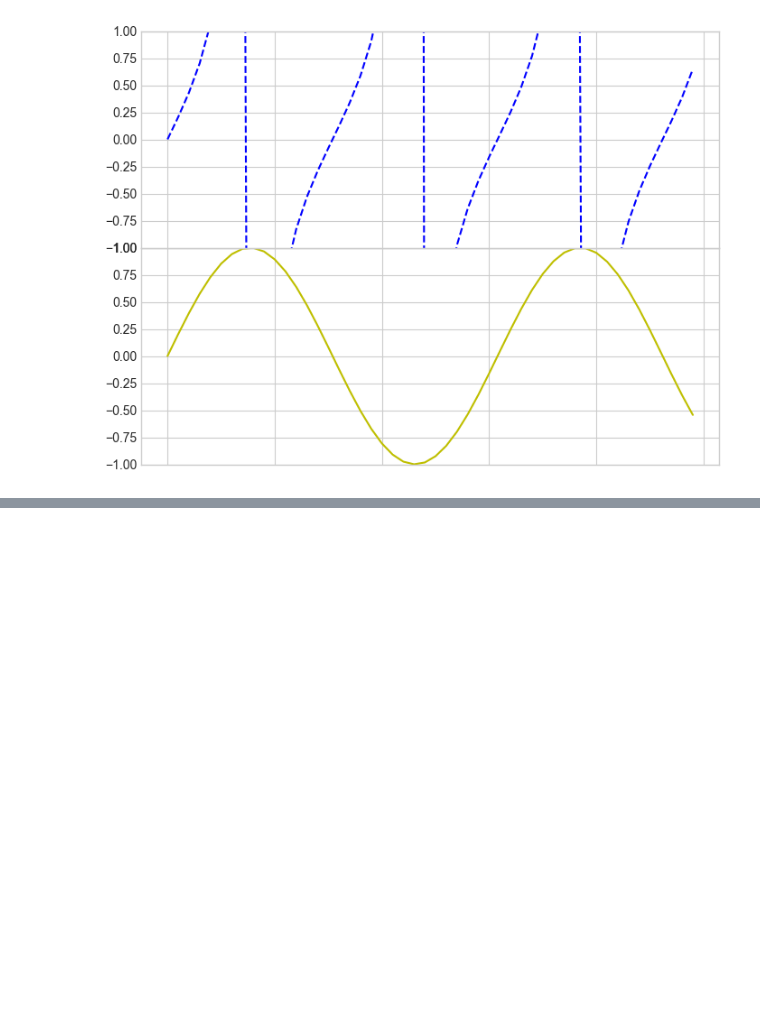
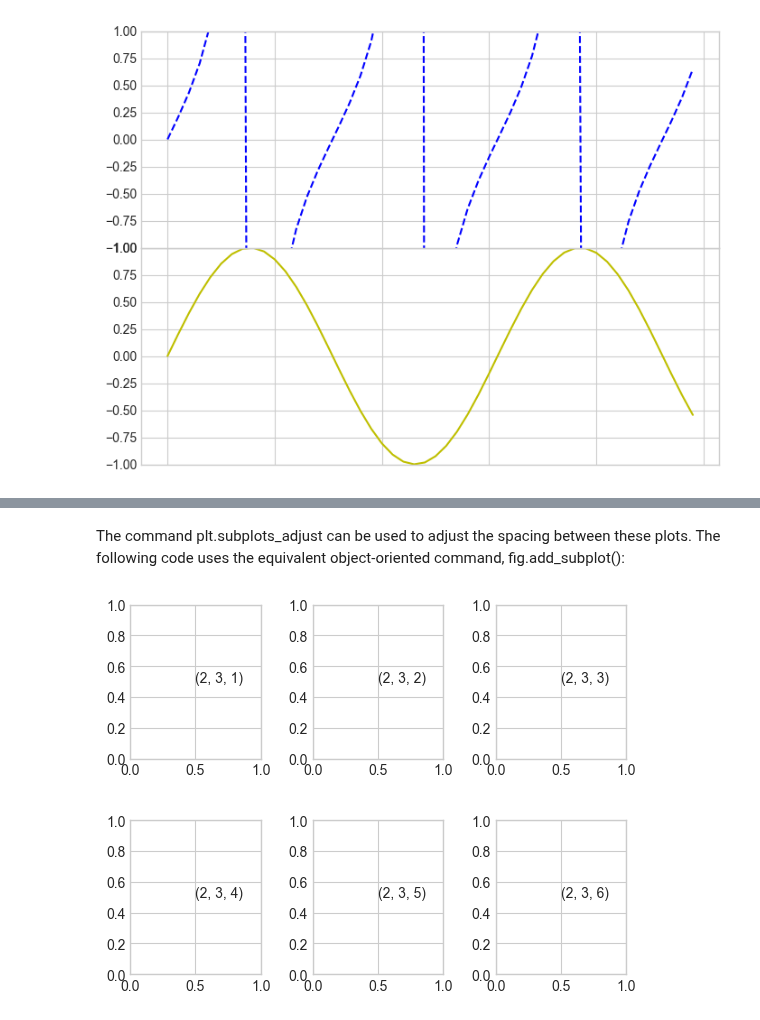
Before and after one commit to denis-james/Self-Learning, a Jupyter notebook: Matplotlib/7. Subplots.ipynb, the cells around one changed output, grey strips where cells are left out. Drawn from its saved outputs; the diff is of its cells as text; code cells hidden in the pictures; blank space fills up the shorter version.

```diff
--- a/Matplotlib/7. Subplots.ipynb
+++ b/Matplotlib/7. Subplots.ipynb
@@ -31,0 +41,10 @@ ax2.plot(np.tan(x),'--b')
+# %% [markdown]
+The command plt.subplots_adjust can be used to adjust the spacing between these plots. The following code uses the equivalent object-oriented command, fig.add_subplot():
+# %%
+fig=plt.figure()
+fig.subplots_adjust(hspace=.4,wspace=.4)
+for i in range(1,7):
+    ax=fig.add_subplot(2,3,i)
+    ax.text(.5,.5,str((2,3,i)))
+# %% [output]
+[figure, added]
```
Also changed, not shown: parts of 11 cells of this notebook.
